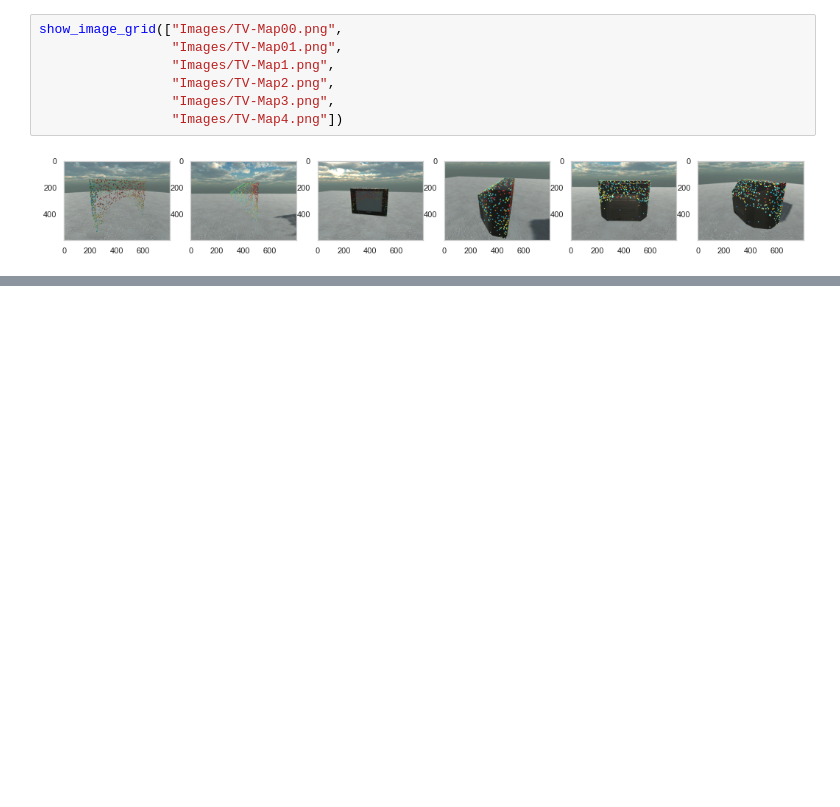
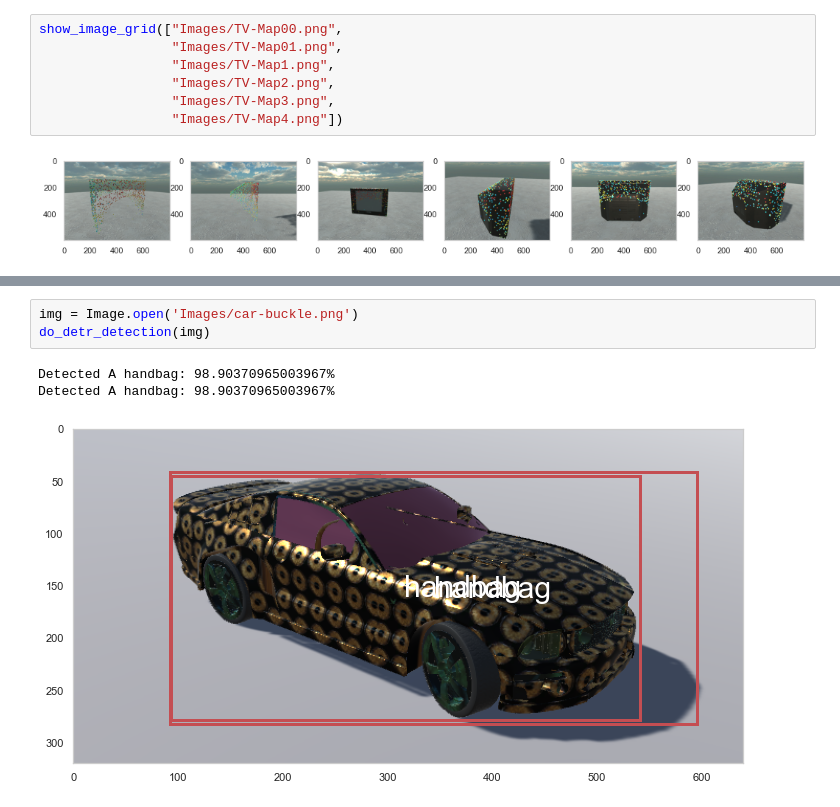
Before and after one commit to taesiri/imposters, a Jupyter notebook: Imposters.ipynb, the cells around one changed output, grey strips where cells are left out. Drawn from its saved outputs; the diff is of its cells as text; blank space fills up the shorter version.

```diff
--- a/Imposters.ipynb
+++ b/Imposters.ipynb
@@ -226,0 +310,7 @@ show_image_grid(["Images/TV-Map00.png",
+# %%
+img = Image.open('Images/car-buckle.png')
+do_detr_detection(img)
+# %% [output]
+Detected A handbag: 98.90370965003967%
+Detected A handbag: 98.90370965003967%
+[figure, added]
```
Also changed, not shown: parts of 8 cells of this notebook.
